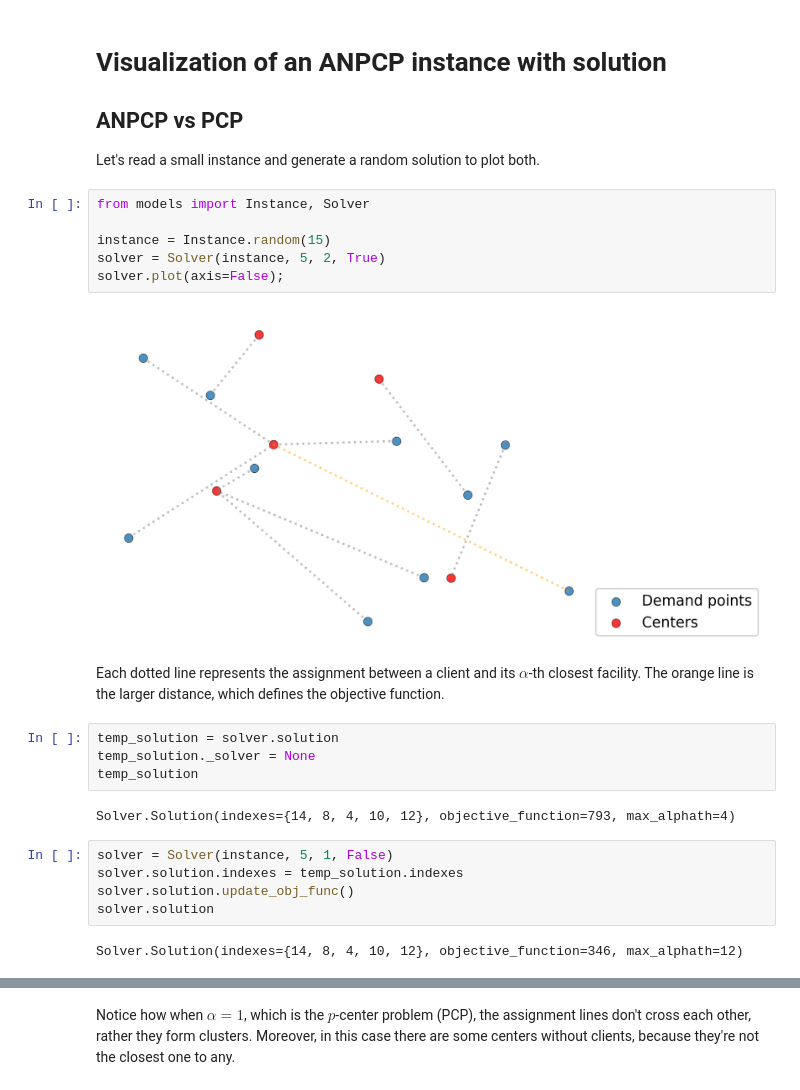
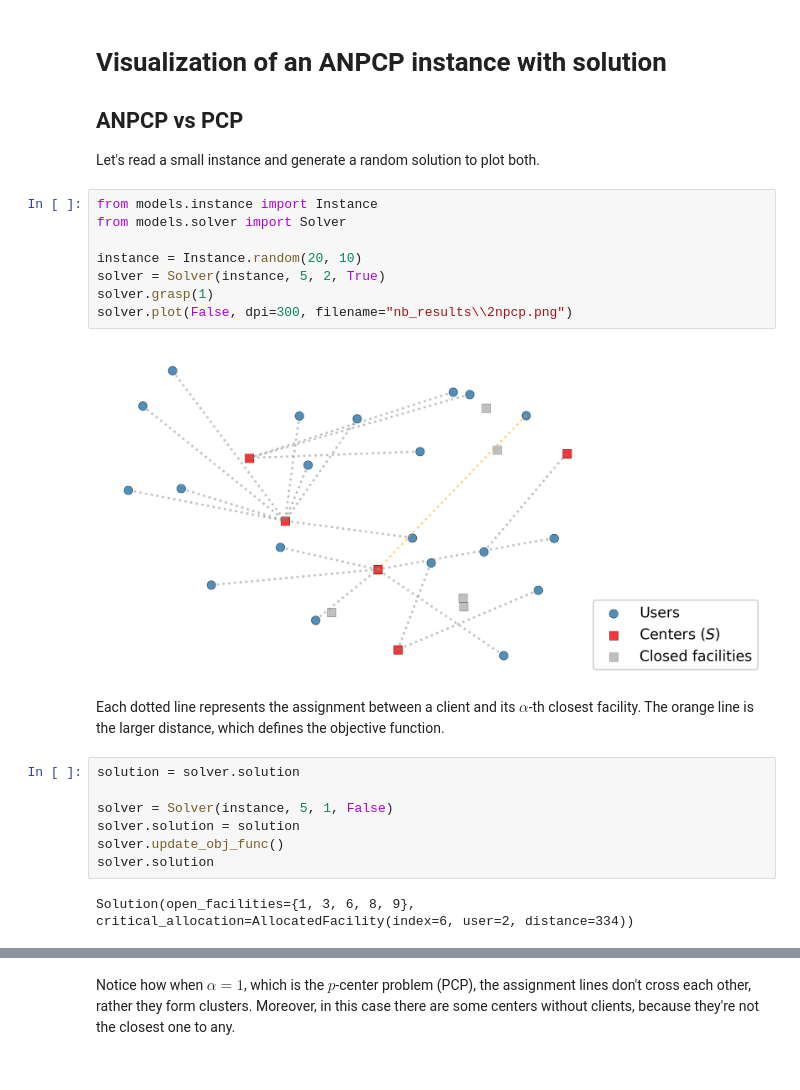
Before and after one commit to netotz/alpha-neighbor-p-center-problem, a Jupyter notebook: anpcp/simple_plots.ipynb, the cells around one changed output, grey strips where cells are left out. Saved outputs shown, nothing was run; the diff lists cells and outputs as text.

Commit message:
feat: update sample plots

```diff
--- a/anpcp/simple_plots.ipynb
+++ b/anpcp/simple_plots.ipynb
@@ -5,27 +5,25 @@
 
 Let's read a small instance and generate a random solution to plot both.
 # %%
-from models import Instance, Solver
+from models.instance import Instance
+from models.solver import Solver
 
-instance = Instance.random(15)
+instance = Instance.random(20, 10)
 solver = Solver(instance, 5, 2, True)
-solver.plot(axis=False);
+solver.grasp(1)
+solver.plot(False, dpi=300, filename="nb_results\\2npcp.png")
 # %% [output]
-[figure, old version]
+[figure, new version]
 # %% [markdown]
 Each dotted line represents the assignment between a client and its $\alpha$-th closest facility.
 The orange line is the larger distance, which defines the objective function.
-# %%
-temp_solution = solver.solution
-temp_solution._solver = None
-temp_solution
-# %% [output]
-Solver.Solution(indexes={14, 8, 4, 10, 12}, objective_function=793, max_alphath=4)
 # %%
+solution = solver.solution
+
 solver = Solver(instance, 5, 1, False)
-solver.solution.indexes = temp_solution.indexes
-solver.solution.update_obj_func()
+solver.solution = solution
+solver.update_obj_func()
 solver.solution
 # %% [output]
-Solver.Solution(indexes={14, 8, 4, 10, 12}, objective_function=346, max_alphath=12)
+Solution(open_facilities={1, 3, 6, 8, 9}, critical_allocation=AllocatedFacility(index=6, user=2, distance=334))
 # %%
```
Also changed, not shown: parts of 10 cells of this notebook, 4 other files.
